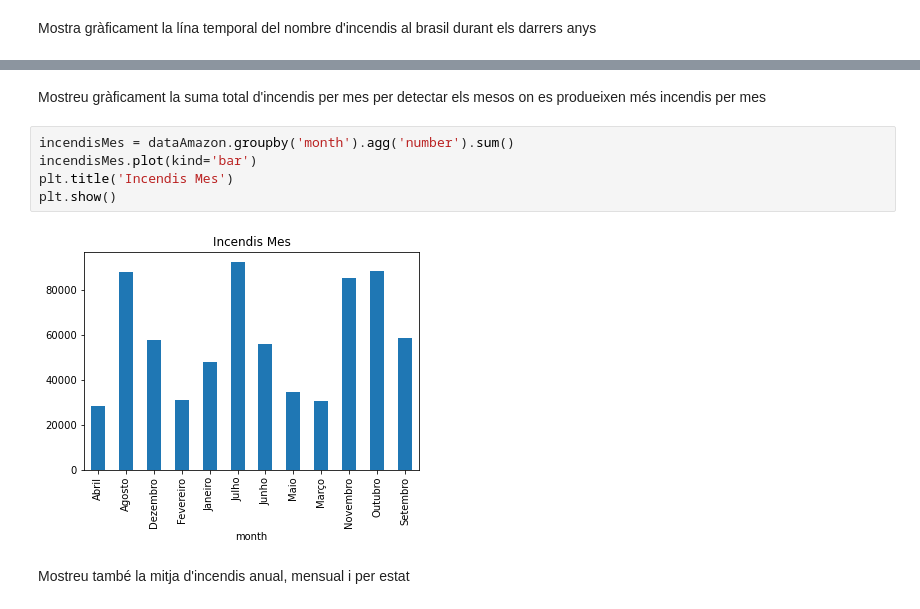
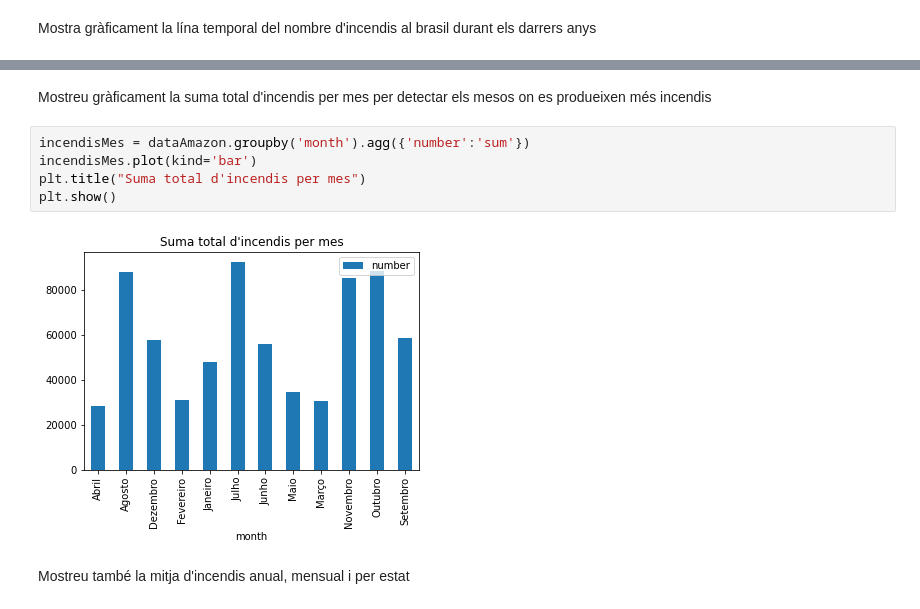
Before and after one commit to gcfp/M03, a Jupyter notebook: actividad-pandas/Alumnes_Llibreries_científiques_en_Python_pandas_.ipynb, the cells around one changed output, grey strips where cells are left out. Drawn from its saved outputs; the diff is of its cells as text.

```diff
--- a/actividad-pandas/Alumnes_Llibreries_científiques_en_Python_pandas_.ipynb
+++ b/actividad-pandas/Alumnes_Llibreries_científiques_en_Python_pandas_.ipynb
@@ -104,11 +123,11 @@ plt.show()
 # %% [markdown]
-Mostreu gràficament la suma total d'incendis per mes per detectar els mesos on es produeixen més incendis per mes
+Mostreu gràficament la suma total d'incendis per mes per detectar els mesos on es produeixen més incendis
 # %%
-incendisMes = dataAmazon.groupby('month').agg('number').sum()
+incendisMes = dataAmazon.groupby('month').agg({'number':'sum'})
 incendisMes.plot(kind='bar')
-plt.title('Incendis Mes')
+plt.title("Suma total d'incendis per mes")
 plt.show()
 # %% [output]
-[figure, old version]
+[figure, new version]
 # %% [markdown]
 Mostreu també la mitja d'incendis anual, mensual i per estat
```
Also changed, not shown: parts of 7 cells of this notebook.
